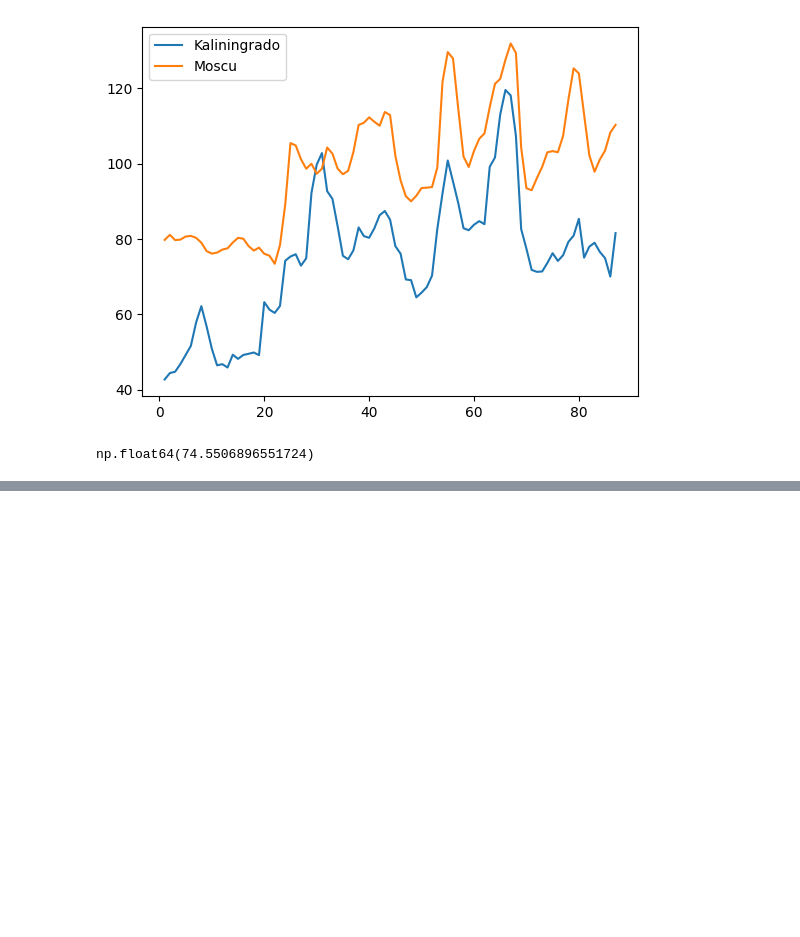
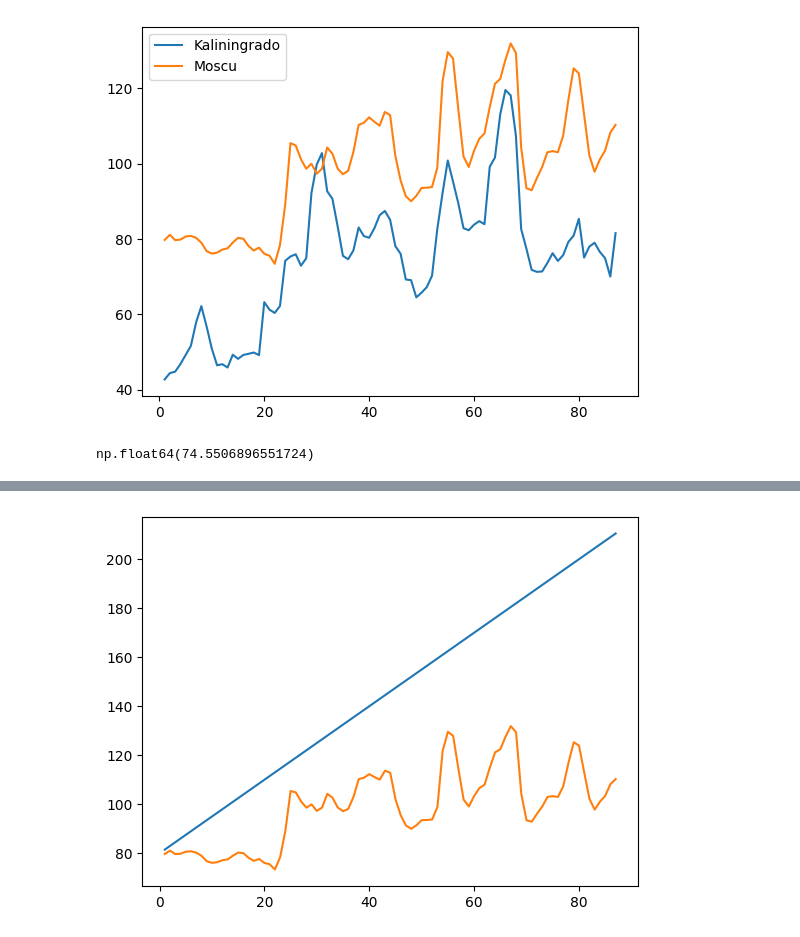
Before and after one commit to ARTAA123/PracticasETLAllura, a Jupyter notebook: Numpy.ipynb, the cells around one changed output, grey strips where cells are left out. Cells and saved outputs as stored; diff of their text form; code cells hidden in the pictures; blank space fills up the shorter version.

```diff
--- a/Numpy.ipynb
+++ b/Numpy.ipynb
@@ -236,0 +244,3 @@ np.float64(74.5506896551724)
+# %%
+x = fechas
+y = 1.5 * x + 80
@@ -236,0 +260,6 @@ np.float64(74.5506896551724)
+# %%
+plt.plot(x, y)
+plt.plot(fechas, Moscu)
+plt.show()
+# %% [output]
+[figure, added]
```
Also changed, not shown: parts of 25 cells of this notebook.
